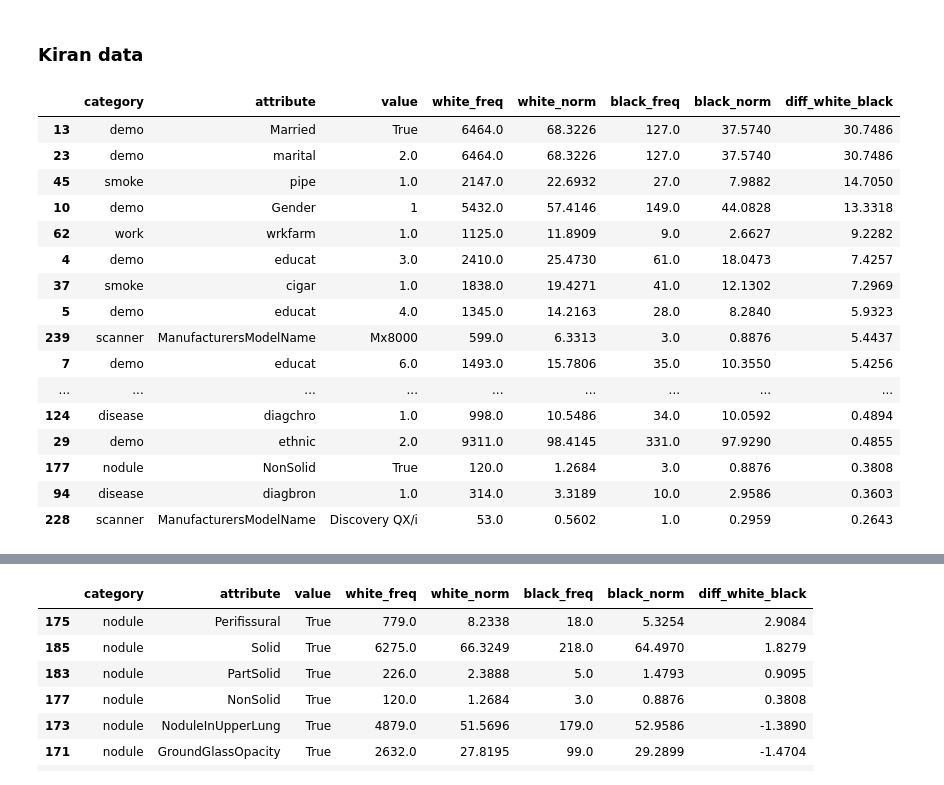
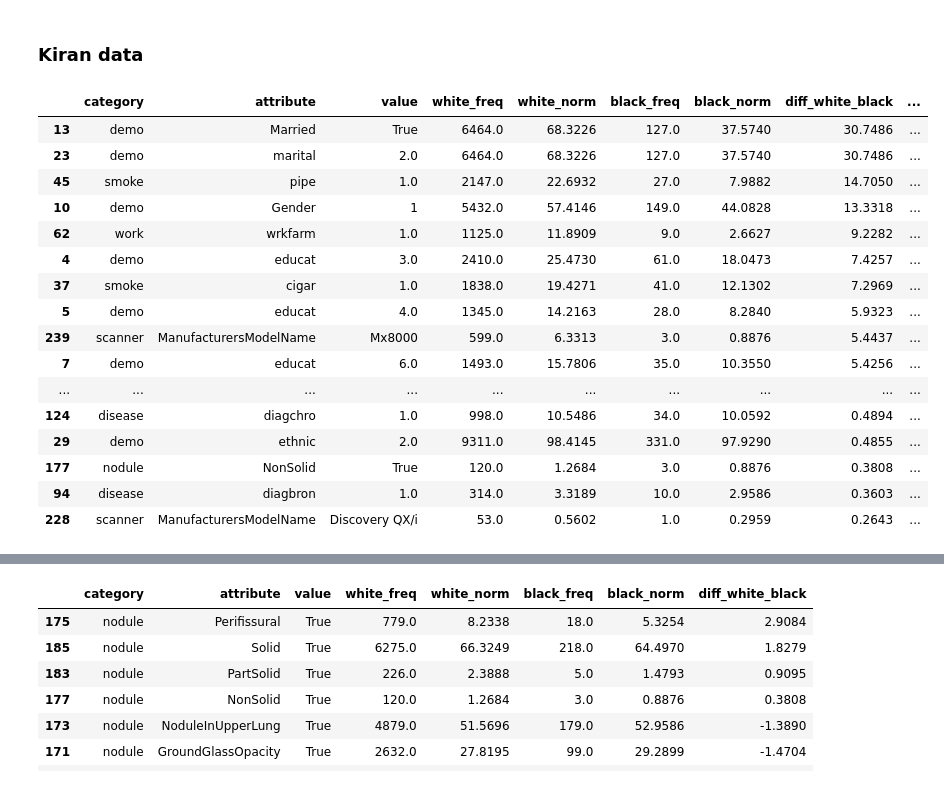
Before and after one commit to DIAGNijmegen/bodyct-lung-malignancy-fairness, a Jupyter notebook: nlst/nlst_traininfo.ipynb, the cells around one changed output, grey strips where cells are left out. Saved outputs shown, nothing was run; the diff lists cells and outputs as text; code cells hidden in the pictures.

```diff
--- a/nlst/nlst_traininfo.ipynb
+++ b/nlst/nlst_traininfo.ipynb
@@ -1208,24 +1208,24 @@ race_kiran_sets = {
     "black":kiran_data_black,
 }
 # %%
-cat_race_kiran = data.combine_diff_dfs(nlst_democols['cat'], data.diffs_category_prevalence, race_kiran_sets).query('value != 0')
+cat_race_kiran = data.combine_diff_dfs(nlst_democols['cat'], data.diffs_category_prevalence, race_kiran_sets, include_stat=True).query('value != 0')
 display(cat_race_kiran.sort_values(by='diff_white_black', ascending=False).head(40))
 cat_race_kiran.sort_values(by='diff_white_black', ascending=True).head(40)
 # %% [output]
-|  | category | attribute | value | white_freq | white_norm | black_freq | black_norm | diff_white_black |
-| 13 | demo | Married | True | 6464.0 | 68.3226 | 127.0 | 37.5740 | 30.7486 |
-| 23 | demo | marital | 2.0 | 6464.0 | 68.3226 | 127.0 | 37.5740 | 30.7486 |
-| 45 | smoke | pipe | 1.0 | 2147.0 | 22.6932 | 27.0 | 7.9882 | 14.7050 |
-| 10 | demo | Gender | 1 | 5432.0 | 57.4146 | 149.0 | 44.0828 | 13.3318 |
-| 62 | work | wrkfarm | 1.0 | 1125.0 | 11.8909 | 9.0 | 2.6627 | 9.2282 |
-| 4 | demo | educat | 3.0 | 2410.0 | 25.4730 | 61.0 | 18.0473 | 7.4257 |
-| 37 | smoke | cigar | 1.0 | 1838.0 | 19.4271 | 41.0 | 12.1302 | 7.2969 |
-| 5 | demo | educat | 4.0 | 1345.0 | 14.2163 | 28.0 | 8.2840 | 5.9323 |
-| 239 | scanner | ManufacturersModelName | Mx8000 | 599.0 | 6.3313 | 3.0 | 0.8876 | 5.4437 |
-| 7 | demo | educat | 6.0 | 1493.0 | 15.7806 | 35.0 | 10.3550 | 5.4256 |
-| ... | ... | ... | ... | ... | ... | ... | ... | ... |
-| 124 | disease | diagchro | 1.0 | 998.0 | 10.5486 | 34.0 | 10.0592 | 0.4894 |
-| 29 | demo | ethnic | 2.0 | 9311.0 | 98.4145 | 331.0 | 97.9290 | 0.4855 |
-| 177 | nodule | NonSolid | True | 120.0 | 1.2684 | 3.0 | 0.8876 | 0.3808 |
-| 94 | disease | diagbron | 1.0 | 314.0 | 3.3189 | 10.0 | 2.9586 | 0.3603 |
-| 228 | scanner | ManufacturersModelName | Discovery QX/i | 53.0 | 0.5602 | 1.0 | 0.2959 | 0.2643 |
+|  | category | attribute | value | white_freq | white_norm | black_freq | black_norm | diff_white_black | ... |
+| 13 | demo | Married | True | 6464.0 | 68.3226 | 127.0 | 37.5740 | 30.7486 | ... |
+| 23 | demo | marital | 2.0 | 6464.0 | 68.3226 | 127.0 | 37.5740 | 30.7486 | ... |
+| 45 | smoke | pipe | 1.0 | 2147.0 | 22.6932 | 27.0 | 7.9882 | 14.7050 | ... |
+| 10 | demo | Gender | 1 | 5432.0 | 57.4146 | 149.0 | 44.0828 | 13.3318 | ... |
+| 62 | work | wrkfarm | 1.0 | 1125.0 | 11.8909 | 9.0 | 2.6627 | 9.2282 | ... |
+| 4 | demo | educat | 3.0 | 2410.0 | 25.4730 | 61.0 | 18.0473 | 7.4257 | ... |
+| 37 | smoke | cigar | 1.0 | 1838.0 | 19.4271 | 41.0 | 12.1302 | 7.2969 | ... |
+| 5 | demo | educat | 4.0 | 1345.0 | 14.2163 | 28.0 | 8.2840 | 5.9323 | ... |
+| 239 | scanner | ManufacturersModelName | Mx8000 | 599.0 | 6.3313 | 3.0 | 0.8876 | 5.4437 | ... |
+| 7 | demo | educat | 6.0 | 1493.0 | 15.7806 | 35.0 | 10.3550 | 5.4256 | ... |
+| ... | ... | ... | ... | ... | ... | ... | ... | ... | ... |
+| 124 | disease | diagchro | 1.0 | 998.0 | 10.5486 | 34.0 | 10.0592 | 0.4894 | ... |
+| 29 | demo | ethnic | 2.0 | 9311.0 | 98.4145 | 331.0 | 97.9290 | 0.4855 | ... |
+| 177 | nodule | NonSolid | True | 120.0 | 1.2684 | 3.0 | 0.8876 | 0.3808 | ... |
+| 94 | disease | diagbron | 1.0 | 314.0 | 3.3189 | 10.0 | 2.9586 | 0.3603 | ... |
+| 228 | scanner | ManufacturersModelName | Discovery QX/i | 53.0 | 0.5602 | 1.0 | 0.2959 | 0.2643 | ... |
```
Also changed, not shown: parts of 7 cells of this notebook, 1 other file.
